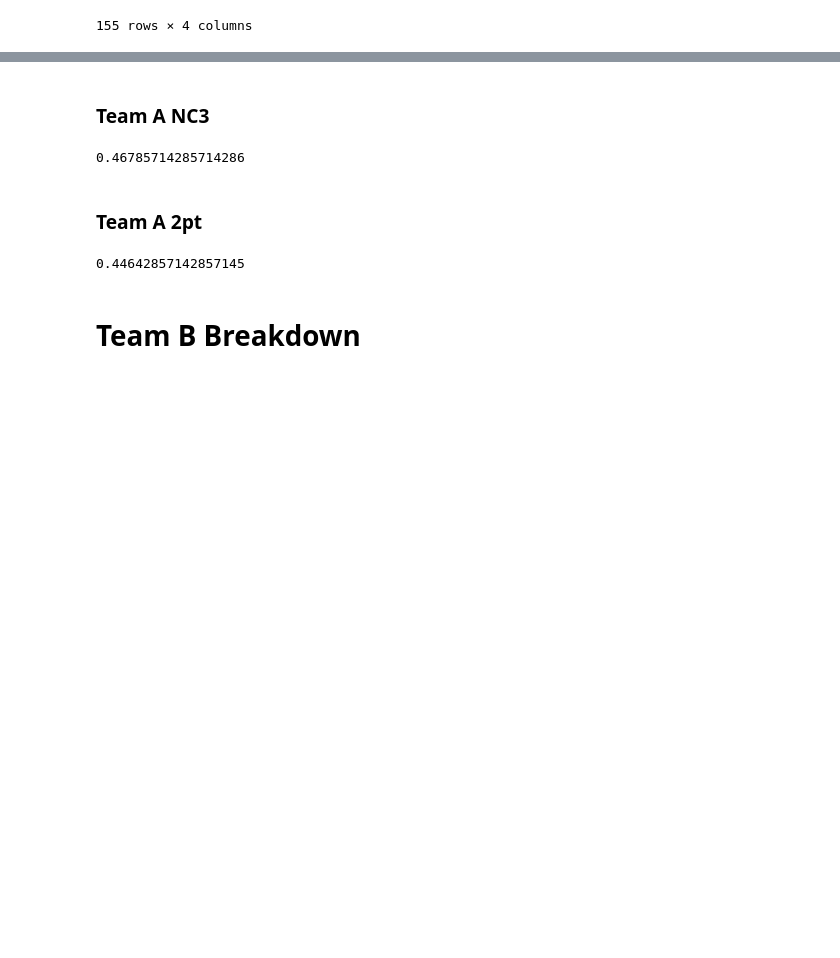
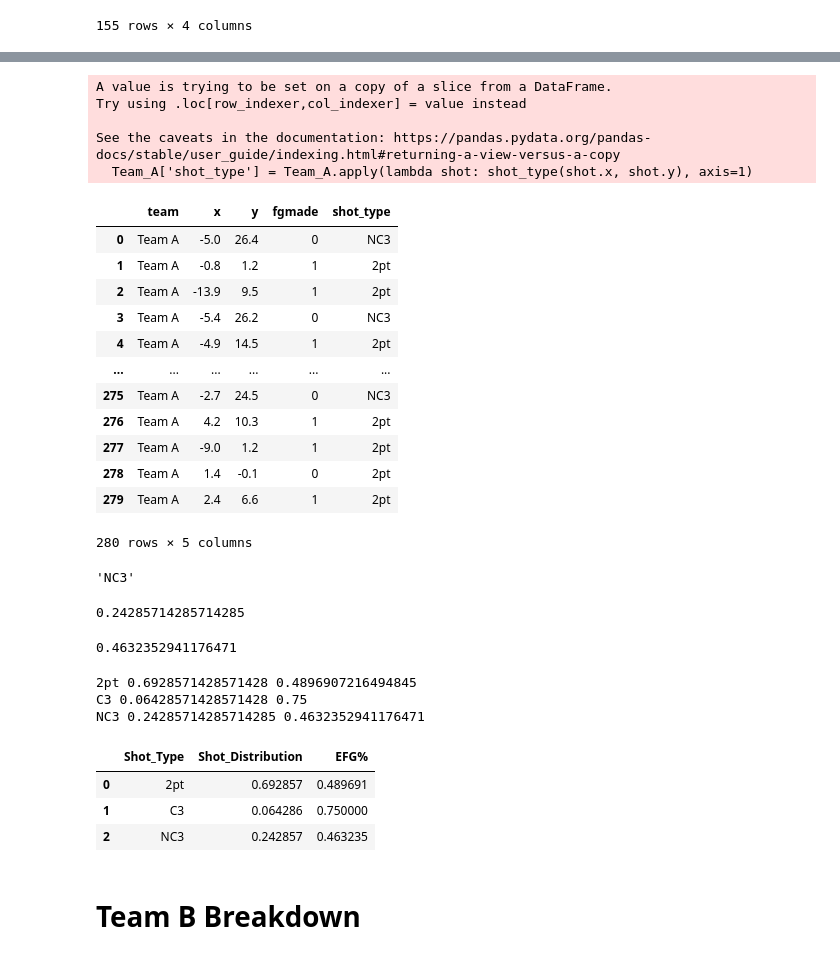
Before and after one commit to moham6839/OKC-Technical-Assessment, a Jupyter notebook: OKC Data Science & Solutions Technical Assessment.ipynb, the cells around one changed output, grey strips where cells are left out. Saved outputs shown, nothing was run; the diff lists cells and outputs as text; code cells hidden in the pictures; blank space fills up the shorter version.

```diff
--- a/OKC Data Science & Solutions Technical Assessment.ipynb
+++ b/OKC Data Science & Solutions Technical Assessment.ipynb
@@ -92,0 +75,9 @@ display(img_PIL)
+# %%
+def shot_type(x, y):
+    d = math.sqrt(x**2 + y**2)
+    if d > 22 and y <= 7.8:
+        return 'C3'
+    elif d > 23.75 and y > 7.8:
+        return 'NC3'
+    else:
+        return '2pt'
@@ -333,12 +186,44 @@ Team_A_Made_Co_3.shape
-# %% [markdown]
-### Team A NC3
-# %%
-(125 + (0.5 * 12)) / 280
-# %% [output]
-0.46785714285714286
-# %% [markdown]
-### Team A 2pt
-# %%
-(125 + (0.5 * 0)) / 280
-# %% [output]
-0.44642857142857145
+# %%
+Team_A['shot_type'] = Team_A.apply(lambda shot: shot_type(shot.x, shot.y), axis=1)
+# %% [output]
+A value is trying to be set on a copy of a slice from a DataFrame.
+Try using .loc[row_indexer,col_indexer] = value instead
+
+See the caveats in the documentation: https://pandas.pydata.org/pandas-docs/stable/user_guide/indexing.html#returning-a-view-versus-a-copy
+  Team_A['shot_type'] = Team_A.apply(lambda shot: shot_type(shot.x, shot.y), axis=1)
+# %%
+Team_A
+# %% [output]
+|  | team | x | y | fgmade | shot_type |
+| 0 | Team A | -5.0 | 26.4 | 0 | NC3 |
+| 1 | Team A | -0.8 | 1.2 | 1 | 2pt |
+| 2 | Team A | -13.9 | 9.5 | 1 | 2pt |
+| 3 | Team A | -5.4 | 26.2 | 0 | NC3 |
+| 4 | Team A | -4.9 | 14.5 | 1 | 2pt |
+| ... | ... | ... | ... | ... | ... |
+| 275 | Team A | -2.7 | 24.5 | 0 | NC3 |
+| 276 | Team A | 4.2 | 10.3 | 1 | 2pt |
+| 277 | Team A | -9.0 | 1.2 | 1 | 2pt |
+| 278 | Team A | 1.4 | -0.1 | 0 | 2pt |
+| 279 | Team A | 2.4 | 6.6 | 1 | 2pt |
+280 rows × 5 columns
+# %%
+shot_type(Team_A.iloc[0].x, Team_A.iloc[0].y)
+# %% [output]
+'NC3'
+# %%
+shot_distribution('NC3', Team_A)
+# %% [output]
+0.24285714285714285
+# %%
+efg('NC3', Team_A)
+# %% [output]
+0.4632352941176471
+# %%
+Team_A_shot_types = ['2pt', 'C3', 'NC3']
+for shot in Team_A_shot_types:
+    print(shot, shot_distribution(shot, Team_A), efg(shot, Team_A))
+# %% [output]
+2pt 0.6928571428571428 0.4896907216494845
+C3 0.06428571428571428 0.75
+NC3 0.24285714285714285 0.4632352941176471
@@ -345,3 +244,10 @@ Team_A_Made_Co_3.shape
+# %%
+Team_A_analysis
+# %% [output]
+|  | Shot_Type | Shot_Distribution | EFG% |
+| 0 | 2pt | 0.692857 | 0.489691 |
+| 1 | C3 | 0.064286 | 0.750000 |
+| 2 | NC3 | 0.242857 | 0.463235 |
 # %% [markdown]
 # Team B Breakdown
 # %%
```
Also changed, not shown: parts of 108 cells of this notebook.
